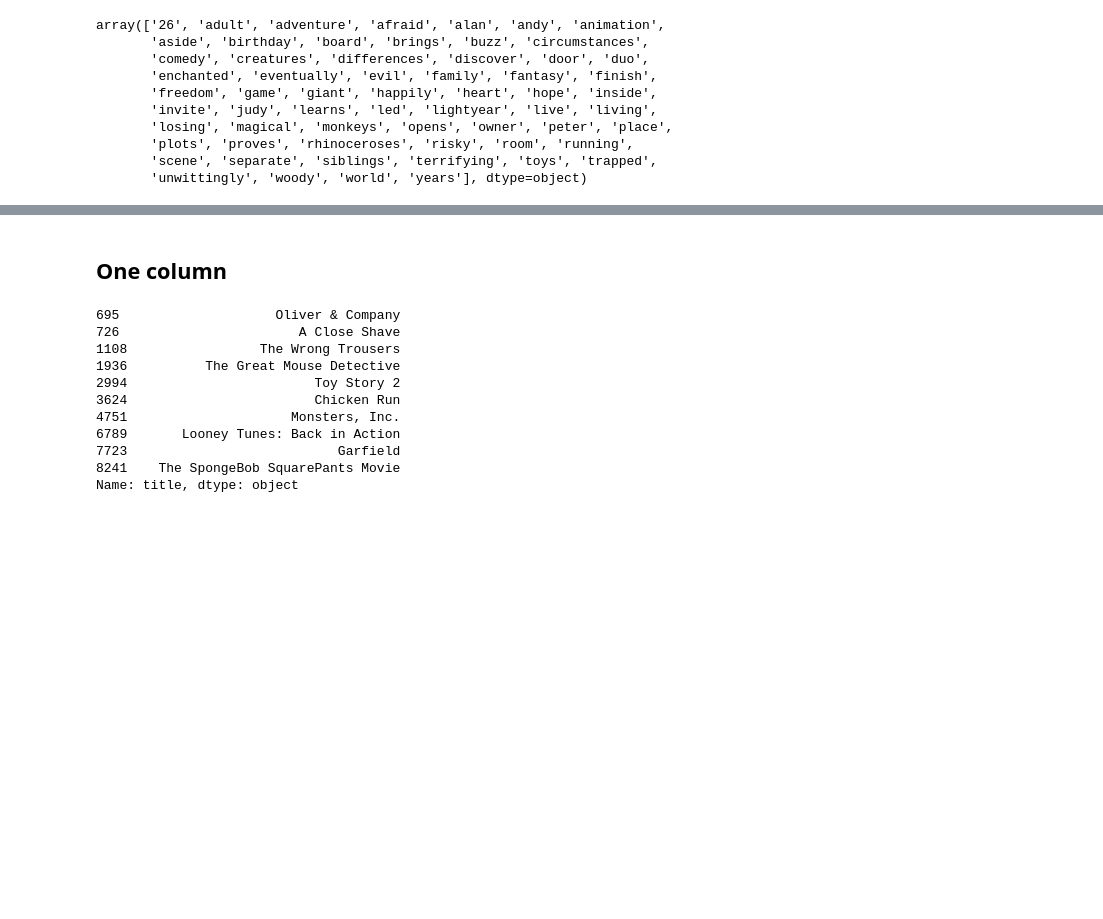
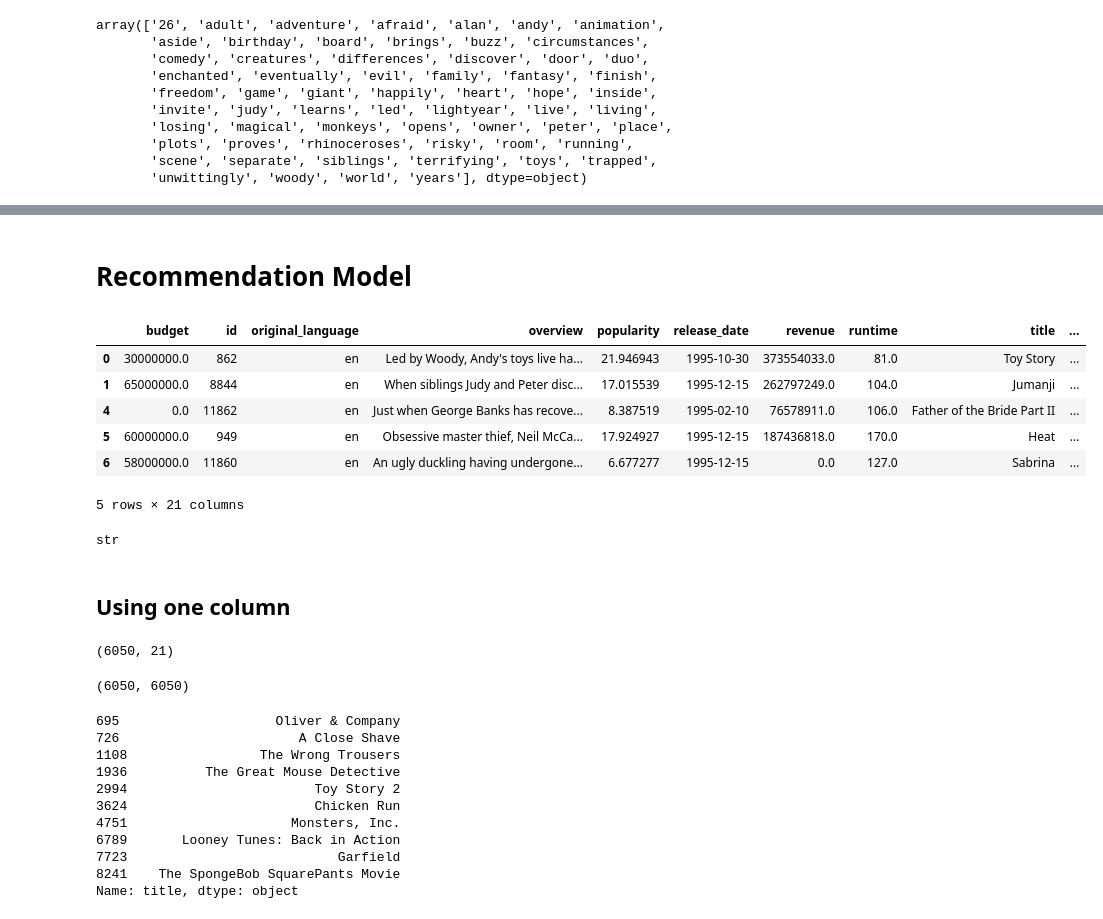
Before and after one commit to cristhianc001/Movie-Recommendation-System, a Jupyter notebook: notebooks/4. Recommendation Model.ipynb, the cells around one changed output, grey strips where cells are left out. Saved outputs shown, nothing was run; the diff lists cells and outputs as text; code cells hidden in the pictures; blank space fills up the shorter version.

```diff
--- a/notebooks/4. Recommendation Model.ipynb
+++ b/notebooks/4. Recommendation Model.ipynb
@@ -104,11 +151,32 @@ array(['26', 'adult', 'adventure', 'afraid', 'alan', 'andy', 'animation',
+# %% [markdown]
+# Recommendation Model
 # %%
 df_movies_sample = df_movies[df_movies["vote_count"] >= 100]
+df_movies_sample.head()
+# %% [output]
+|  | budget | id | original_language | overview | popularity | release_date | revenue | runtime | title | ... |
+| 0 | 30000000.0 | 862 | en | Led by Woody, Andy's toys live ha... | 21.946943 | 1995-10-30 | 373554033.0 | 81.0 | Toy Story | ... |
+| 1 | 65000000.0 | 8844 | en | When siblings Judy and Peter disc... | 17.015539 | 1995-12-15 | 262797249.0 | 104.0 | Jumanji | ... |
+| 4 | 0.0 | 11862 | en | Just when George Banks has recove... | 8.387519 | 1995-02-10 | 76578911.0 | 106.0 | Father of the Bride Part II | ... |
+| 5 | 60000000.0 | 949 | en | Obsessive master thief, Neil McCa... | 17.924927 | 1995-12-15 | 187436818.0 | 170.0 | Heat | ... |
+| 6 | 58000000.0 | 11860 | en | An ugly duckling having undergone... | 6.677277 | 1995-12-15 | 0.0 | 127.0 | Sabrina | ... |
+5 rows × 21 columns
+# %%
+type(df_movies_sample["genres_list"][0])
+# %% [output]
+str
 # %% [markdown]
-## One column
+## Using one column
 # %%
 tfidf = TfidfVectorizer(stop_words="english")
 # %%
 tfidf_matrix = tfidf.fit_transform(df_movies_sample["genres_list"])
+tfidf_matrix.toarray().shape
+# %% [output]
+(6050, 21)
 # %%
-cosine_sin = linear_kernel(tfidf_matrix, tfidf_matrix)
+cosine_sin = cosine_similarity(tfidf_matrix, tfidf_matrix)
+cosine_sin.shape
 #np.save("cosine_sim.npy", cosine_sin) # to check the size in megabytes of the matrix
+# %% [output]
+(6050, 6050)
```
Also changed, not shown: parts of 42 cells of this notebook, 1 other file.
